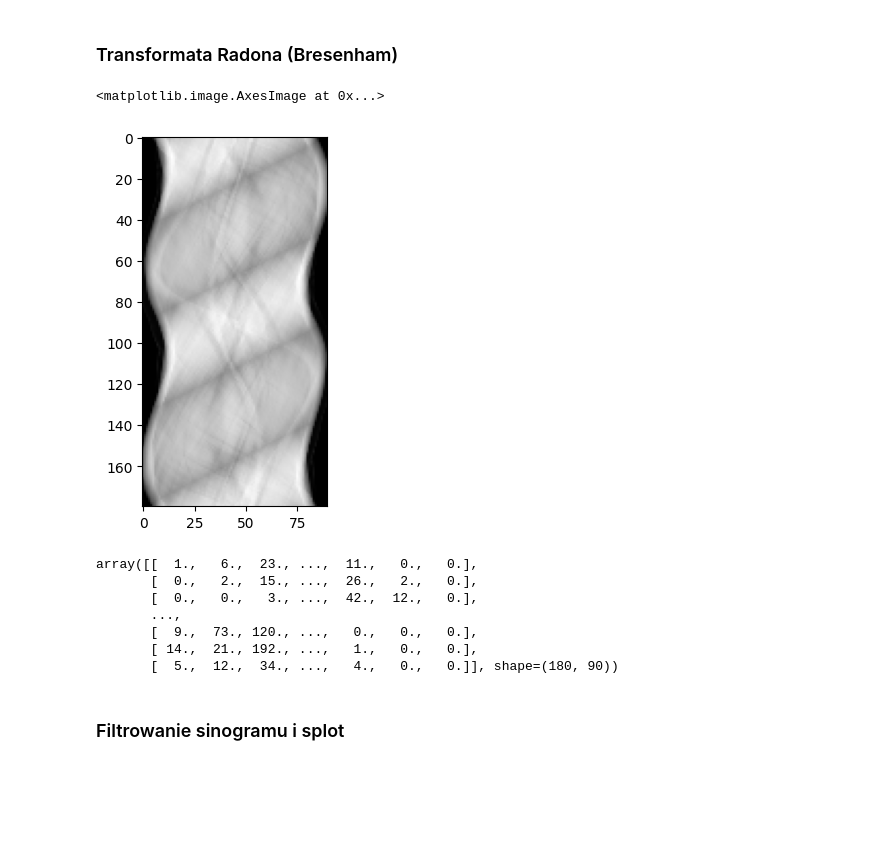
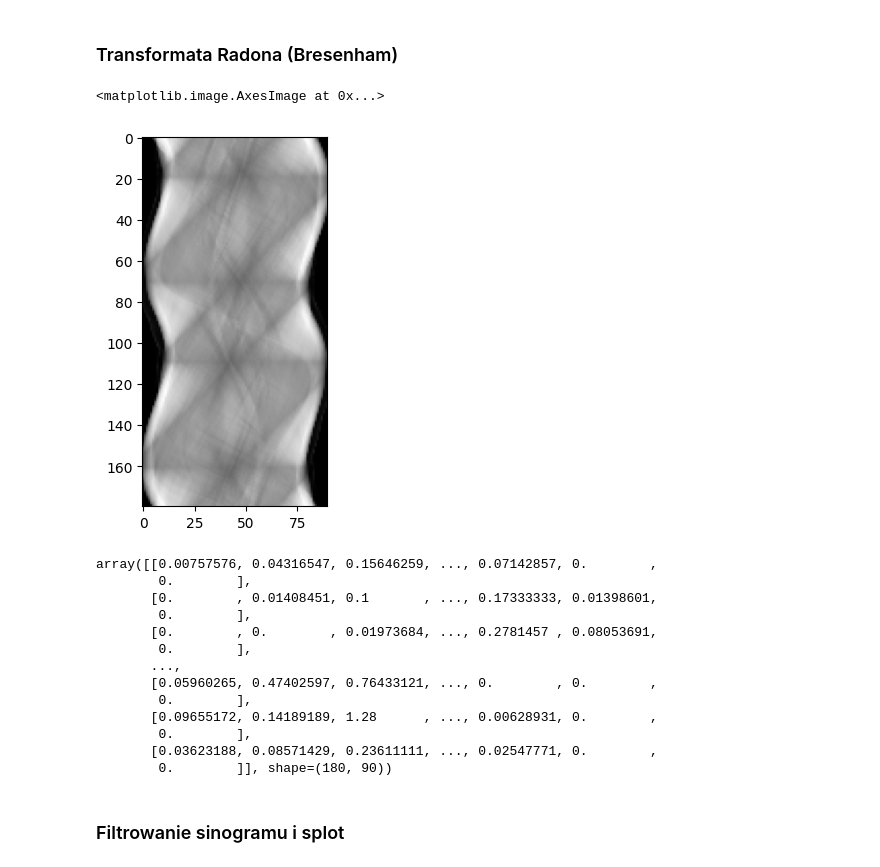
Before and after one commit to viatrix17/Symulacja-Tomografu, a Jupyter notebook: symulacja_tomografu.ipynb, the cells around one changed output. Drawn from its saved outputs; the diff is of its cells as text; code cells hidden in the pictures; blank space fills up the shorter version.

```diff
--- a/symulacja_tomografu.ipynb
+++ b/symulacja_tomografu.ipynb
@@ -108,45 +108,55 @@ def custom_radon(img,krok):
         for k in range(-ANGLE,ANGLE,RECEPTOR_STEP):
             angle_rad = math.radians(current_alpha + k)
             X,Y=line_nd((emiter_pointX[i],emiter_pointY[i]),(emiter_pointX[i] + 2*r * math.cos(angle_rad), emiter_pointY[i] + 2*r*math.sin(angle_rad)))
             #print(len(X),len(Y))
             maxX = img.shape[0]
             maxY = img.shape[1]
             suma=0
+            N=0
             for j in range(len(X)):
                 if X[j]<maxX and Y[j]<maxY and X[j]>=0 and Y[j] >=0:
                     suma+=img[X[j]][Y[j]]/255
-            line.append(suma*255)
+                    N+=1
+            line.append(suma*255/max(1,N))
         sinogram.append(line)
         line = []
     maxlen = 0
+
     for i in range(len(sinogram)):
         if len(sinogram[i])>maxlen:
             maxlen=len(sinogram[i])
     for i in range(len(sinogram)):
         while len(sinogram[i])<maxlen:
             sinogram[i].append(0)
+
     sinogram = np.array(sinogram)
     return sinogram
 
 
 image = np.array(img)
 #print(radon(image, theta=np.linspace(0,180,max(image.shape), endpoint=False))[0])
 sinogram = custom_radon(image,krok=2)
 
 plt.imshow(sinogram,cmap=plt.cm.Greys_r)
 # %% [output]
 <matplotlib.image.AxesImage at 0x...>
-[figure, old version]
+[figure, new version]
 # %%
 sinogram
 # %% [output]
-array([[  1.,   6.,  23., ...,  11.,   0.,   0.],
-       [  0.,   2.,  15., ...,  26.,   2.,   0.],
-       [  0.,   0.,   3., ...,  42.,  12.,   0.],
+array([[0.00757576, 0.04316547, 0.15646259, ..., 0.07142857, 0.        ,
+        0.        ],
+       [0.        , 0.01408451, 0.1       , ..., 0.17333333, 0.01398601,
+        0.        ],
+       [0.        , 0.        , 0.01973684, ..., 0.2781457 , 0.08053691,
+        0.        ],
        ...,
-       [  9.,  73., 120., ...,   0.,   0.,   0.],
-       [ 14.,  21., 192., ...,   1.,   0.,   0.],
-       [  5.,  12.,  34., ...,   4.,   0.,   0.]], shape=(180, 90))
+       [0.05960265, 0.47402597, 0.76433121, ..., 0.        , 0.        ,
+        0.        ],
+       [0.09655172, 0.14189189, 1.28      , ..., 0.00628931, 0.        ,
+        0.        ],
+       [0.03623188, 0.08571429, 0.23611111, ..., 0.02547771, 0.        ,
+        0.        ]], shape=(180, 90))
 # %% [markdown]
 ### Filtrowanie sinogramu i splot
 # %%
```
Also changed, not shown: parts of 3 cells of this notebook, 1 other file.
